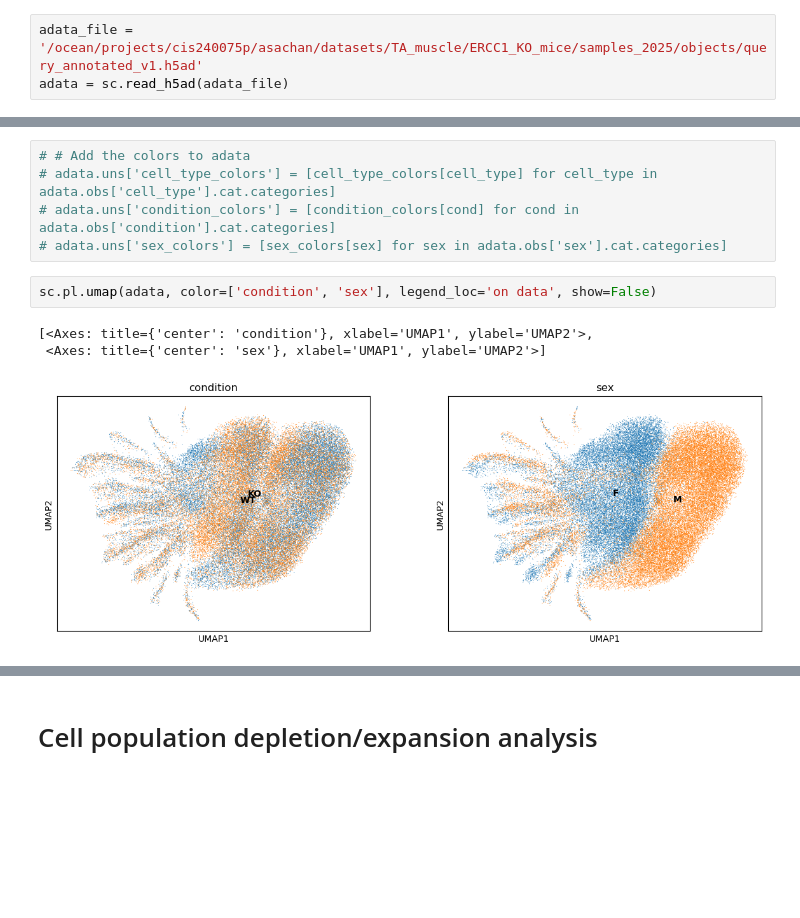
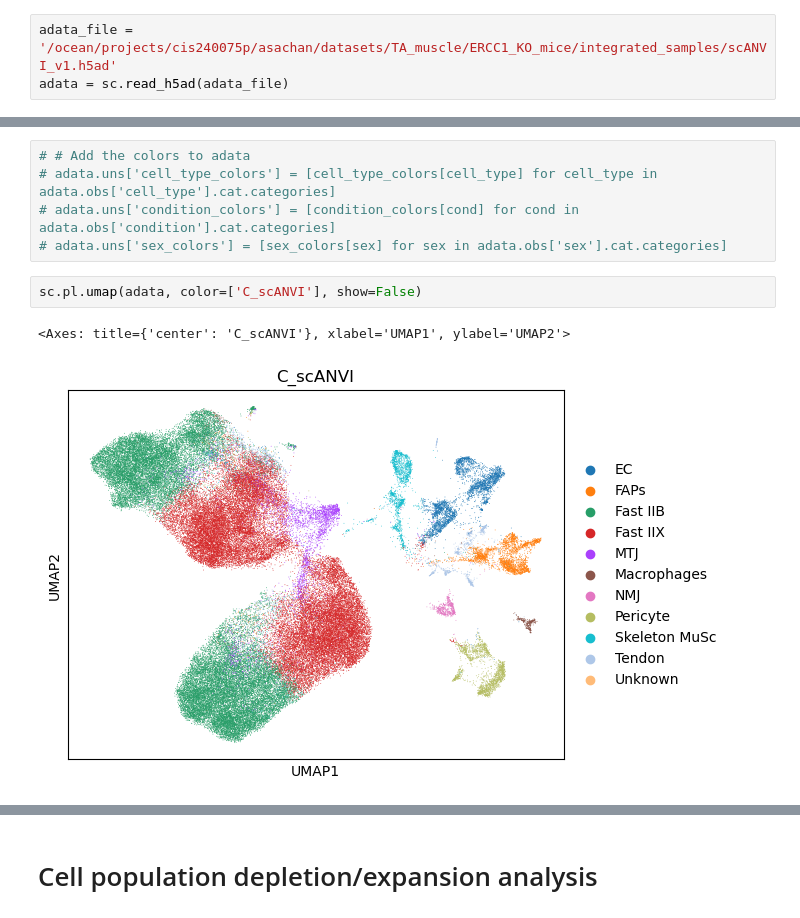
Before and after one commit to akanksha-sachan/TA_muscle_ageing, a Jupyter notebook: py_scripts/DEG_related/DEG_pathway_analysis.ipynb, the cells around one changed output, grey strips where cells are left out. Cells and saved outputs as stored; diff of their text form; blank space fills up the shorter version.

```diff
--- a/py_scripts/DEG_related/DEG_pathway_analysis.ipynb
+++ b/py_scripts/DEG_related/DEG_pathway_analysis.ipynb
@@ -21,7 +21,7 @@ working_dir = "/ocean/projects/cis240075p/asachan/datasets/TA_muscle/seurat_outs
 # %%
 from deg import *
 # %%
-adata_file = '/ocean/projects/cis240075p/asachan/datasets/TA_muscle/ERCC1_KO_mice/samples_2025/objects/query_annotated_v1.h5ad'
+adata_file = '/ocean/projects/cis240075p/asachan/datasets/TA_muscle/ERCC1_KO_mice/integrated_samples/scANVI_v1.h5ad'
 adata = sc.read_h5ad(adata_file)
 # %%
 adata
@@ -64,8 +63,7 @@ AnnData object with n_obs × n_vars = 59722 × 2000
 # adata.uns['condition_colors'] = [condition_colors[cond] for cond in adata.obs['condition'].cat.categories]
 # adata.uns['sex_colors'] = [sex_colors[sex] for sex in adata.obs['sex'].cat.categories]
 # %%
-sc.pl.umap(adata, color=['condition', 'sex'], legend_loc='on data', show=False)
+sc.pl.umap(adata, color=['C_scANVI'], show=False)
 # %% [output]
-[<Axes: title={'center': 'condition'}, xlabel='UMAP1', ylabel='UMAP2'>,
- <Axes: title={'center': 'sex'}, xlabel='UMAP1', ylabel='UMAP2'>]
+<Axes: title={'center': 'C_scANVI'}, xlabel='UMAP1', ylabel='UMAP2'>
-[figure, old version]
+[figure, new version]
```
Also changed, not shown: parts of 23 cells of this notebook, 3 other files.
